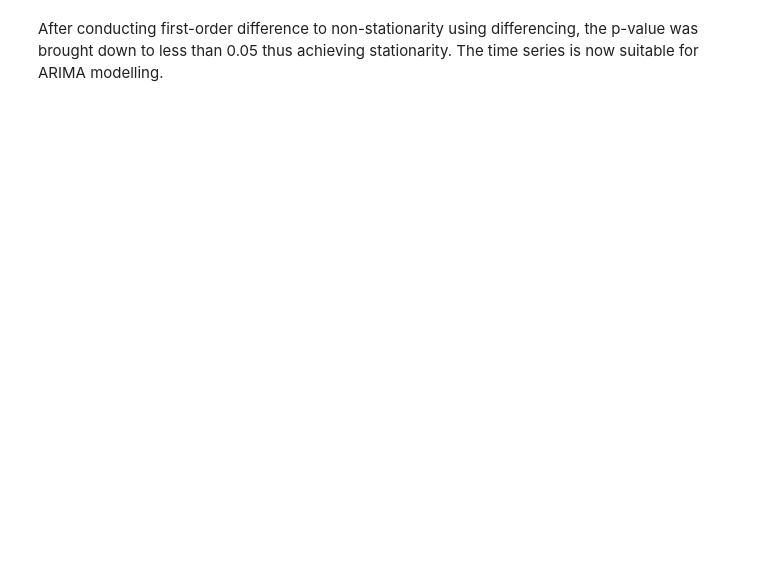
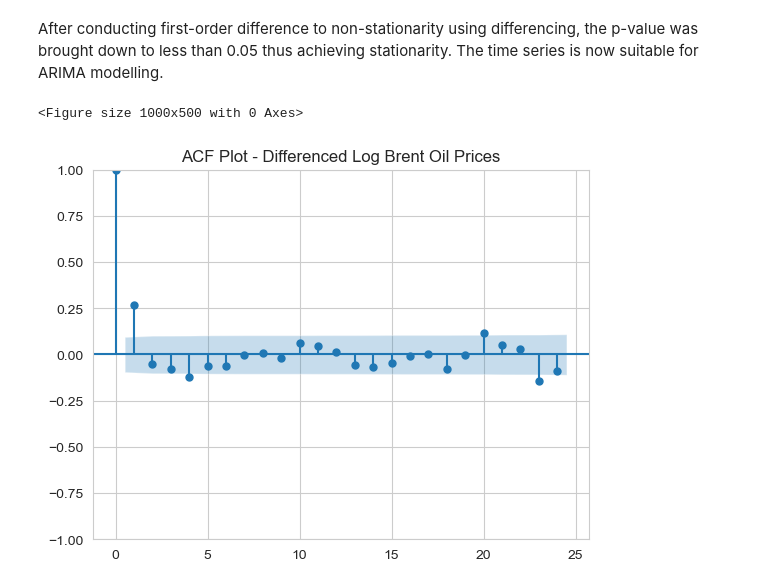
Before and after one commit to hamadmoe/dsai3301-project, a Jupyter notebook: CODE.ipynb, the cells around one changed output. Drawn from its saved outputs; the diff is of its cells as text; code cells hidden in the pictures; blank space fills up the shorter version.

```diff
--- a/CODE.ipynb
+++ b/CODE.ipynb
@@ -483,2 +483,18 @@ P-value: 5.019287404474349e-21
 # %% [markdown]
 After conducting first-order difference to non-stationarity using differencing, the p-value was brought down to less than 0.05 thus achieving stationarity. The time series is now suitable for ARIMA modelling.
+# %%
+plt.figure(figsize=(10,5))
+
+plot_acf(
+    monthly_df['Diff_Log'].dropna(),
+    lags=24
+)
+
+plt.title(
+    'ACF Plot - Differenced Log Brent Oil Prices'
+)
+
+plt.show()
+# %% [output]
+<Figure size 1000x500 with 0 Axes>
+[figure, added]
```
Also changed, not shown: parts of 7 cells of this notebook.
